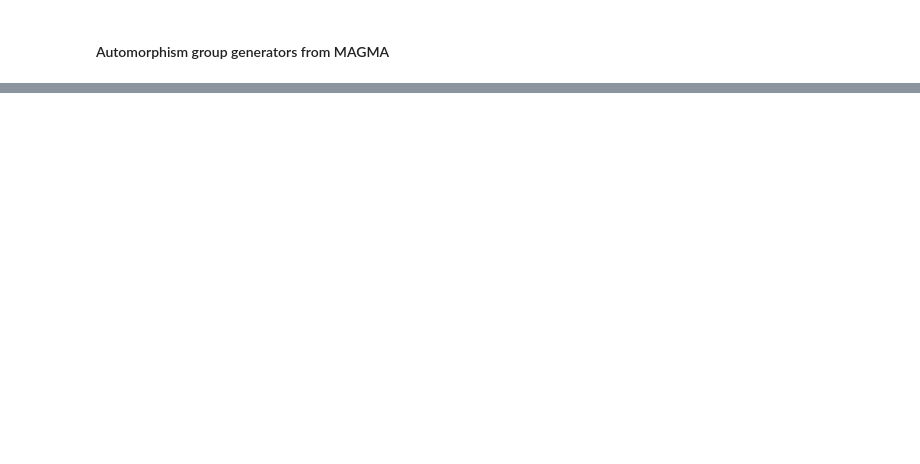
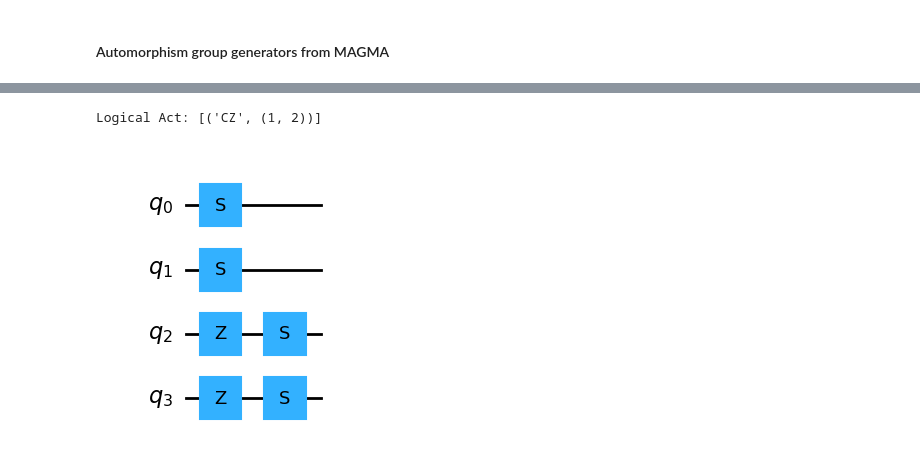
Before and after one commit to hsayginel/autqec, a Jupyter notebook: examples/[[4,2,2]].ipynb, the cells around one changed output, grey strips where cells are left out. Saved outputs shown, nothing was run; the diff lists cells and outputs as text; code cells hidden in the pictures; blank space fills up the shorter version.

```diff
--- a/examples/[[4,2,2]].ipynb
+++ b/examples/[[4,2,2]].ipynb
@@ -143,0 +150,17 @@ qc.draw(output='mpl')
+# %%
+auts = code_auts_dict['auts']
+circuits = []
+for num, aut in enumerate(auts):
+    #print('Aut Gen',num)
+    phys_act = circ_from_XY_duality(H_symp,aut)
+    phys_circ, _ = phys_act.circ()
+    circ = logical_circ_and_pauli_correct(H_symp,phys_circ).run()
+    circuits.append(circ)
+# %%
+circ = circuits[2]
+print('Logical Act:', circ[0])
+qc = construct_circuit(circ[1], n)
+qc.draw(output='mpl')
+# %% [output]
+Logical Act: [('CZ', (1, 2))]
+[figure, added]
```
Also changed, not shown: parts of 50 cells of this notebook, 12 other files.
